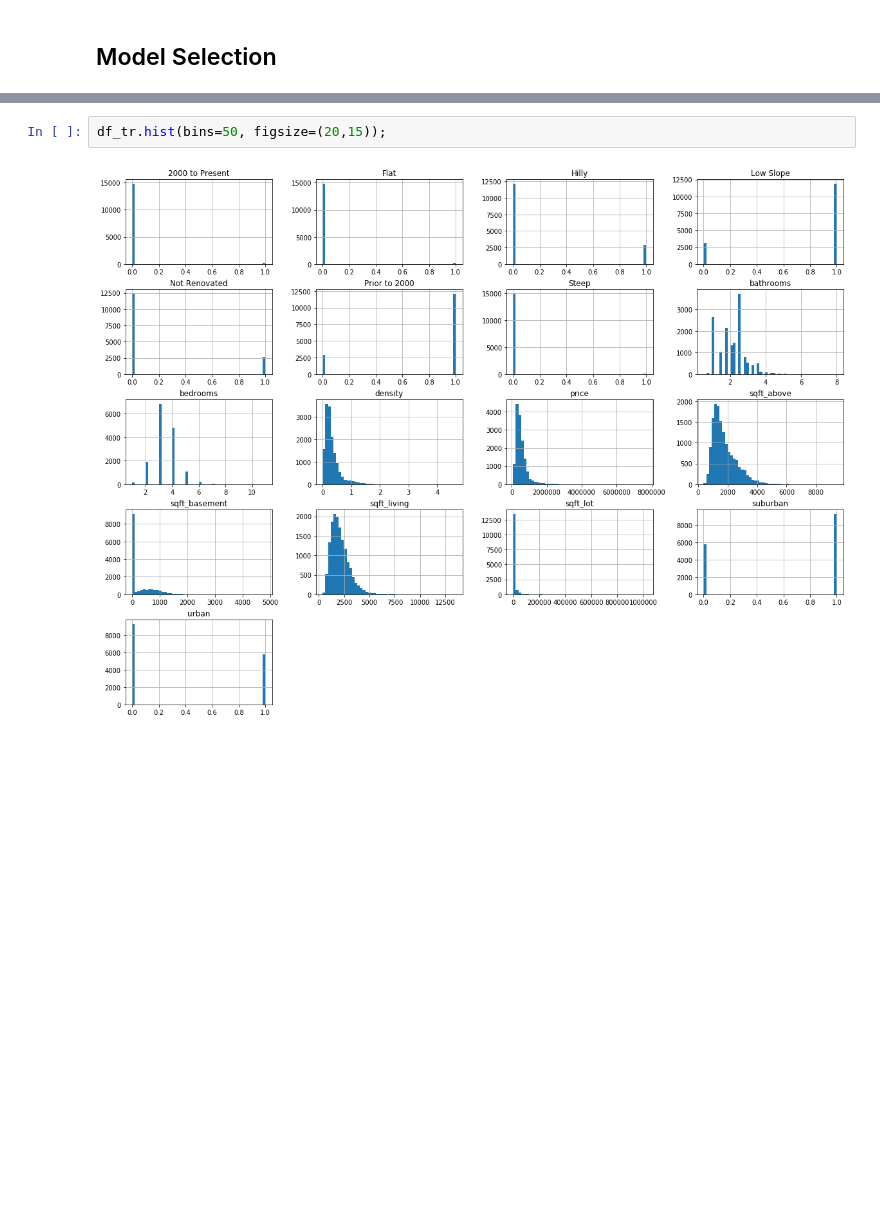
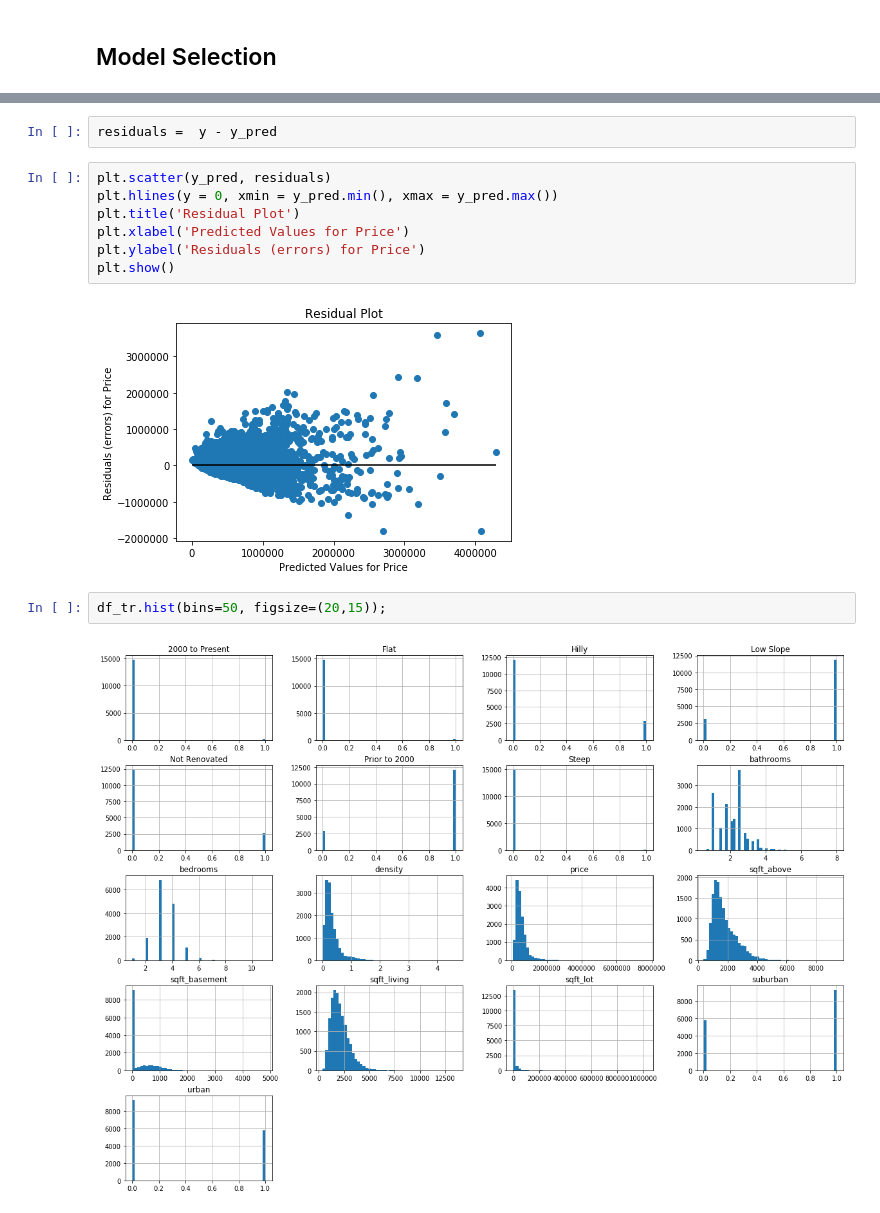
Before and after one commit to bobbyiestofjos/mod_2_project, a Jupyter notebook: data/model.ipynb, the cells around one changed output, grey strips where cells are left out. Drawn from its saved outputs; the diff is of its cells as text; blank space fills up the shorter version.

```diff
--- a/data/model.ipynb
+++ b/data/model.ipynb
@@ -244,3 +396,14 @@ array([0.5802146 , 0.61937544])
+# %%
+residuals =  y - y_pred
+# %%
+plt.scatter(y_pred, residuals)
+plt.hlines(y = 0, xmin = y_pred.min(), xmax = y_pred.max())
+plt.title('Residual Plot')
+plt.xlabel('Predicted Values for Price')
+plt.ylabel('Residuals (errors) for Price')
+plt.show()
+# %% [output]
+[figure, added]
 # %%
 df_tr.hist(bins=50, figsize=(20,15));
 # %% [output]
```
Also changed, not shown: parts of 22 cells of this notebook.
